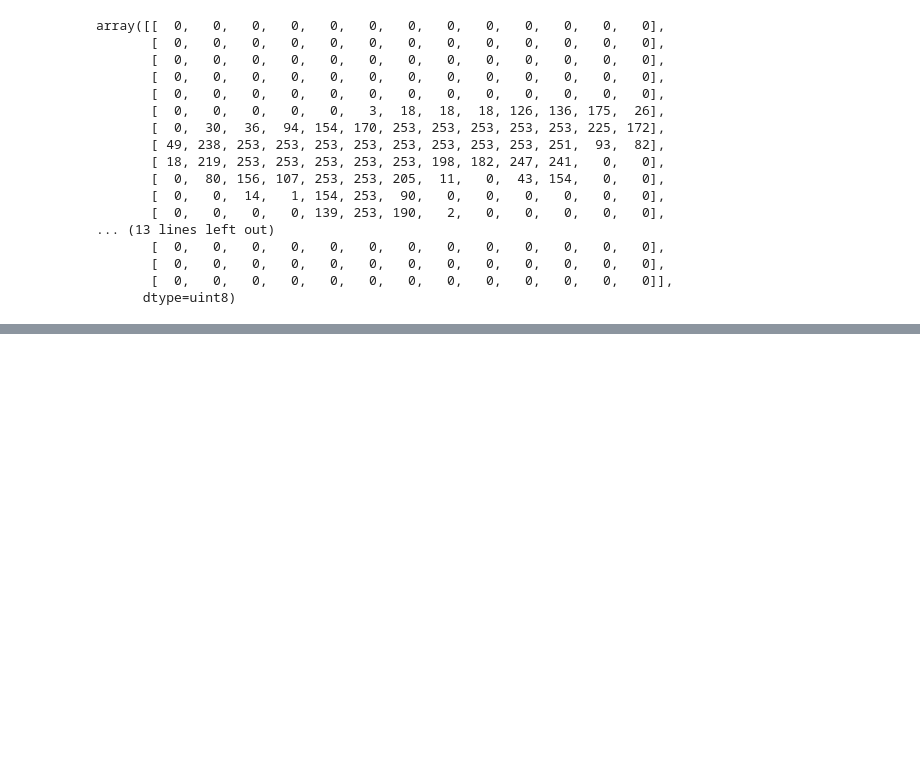
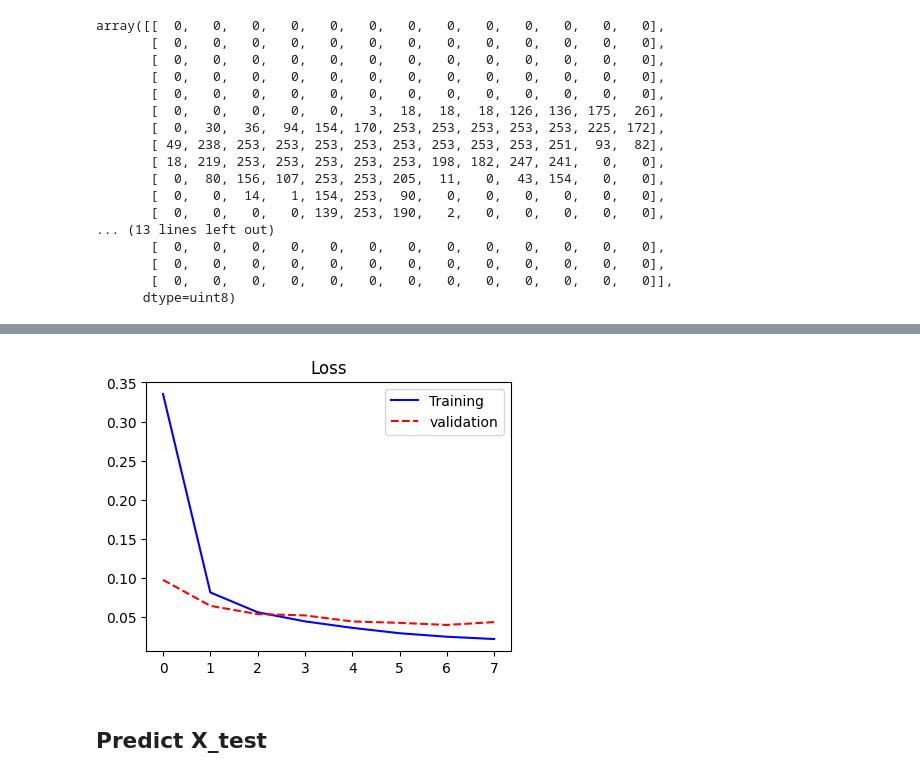
Before and after one commit to kunimpan/ocr-engine-python, a Jupyter notebook: cnn_digit.ipynb, the cells around one changed output, grey strips where cells are left out. Cells and saved outputs as stored; diff of their text form; code cells hidden in the pictures; blank space fills up the shorter version.

```diff
--- a/cnn_digit.ipynb
+++ b/cnn_digit.ipynb
@@ -58,0 +148,3 @@ array([[  0,   0,   0,   0,   0,   0,   0,   0,   0,   0,   0,   0,   0],
+# %%
+in_shape = X_train.shape[1:]
+in_shape
@@ -58,0 +153,16 @@ array([[  0,   0,   0,   0,   0,   0,   0,   0,   0,   0,   0,   0,   0],
+# %%
+from tensorflow.keras import Sequential
+from tensorflow.keras.layers import Dense, Conv2D, MaxPool2D, Flatten #, Dropout
+
+model = Sequential()
+model.add(Conv2D(32, (3,3), activation='relu', input_shape=in_shape))
+model.add(MaxPool2D((2,2)))
+
+model.add(Conv2D(64, (3,3), activation='relu'))
+model.add(MaxPool2D((2,2)))
+
+model.add(Flatten())
+
+model.add(Dense(128, activation='relu'))
+
+model.add(Dense(num_classes, activation='softmax'))
@@ -58,0 +189,11 @@ array([[  0,   0,   0,   0,   0,   0,   0,   0,   0,   0,   0,   0,   0],
+# %%
+model.compile(optimizer='adam', loss='sparse_categorical_crossentropy', metrics=['accuracy'])
+# %%
+import time
+start = time.time()
+
+history = model.fit(X_train, y_train, epochs=8, batch_size=256, verbose=1, validation_split=0.15)
+
+end = time.time()
+
+print("Time Taken: {:.2f} minutes".format((end - start)/60))
@@ -58,0 +224,11 @@ array([[  0,   0,   0,   0,   0,   0,   0,   0,   0,   0,   0,   0,   0],
+# %%
+plt.figure(figsize=(4.7, 3.5))
+plt.plot(history.history['loss'], color='b', label="Training")
+plt.plot(history.history['val_loss'], 'r--', label="validation")
+plt.title('Loss')
+plt.legend()
+plt.show()
+# %% [output]
+[figure, added]
+# %% [markdown]
+## Predict X_test
```
Also changed, not shown: parts of 38 cells of this notebook, 40 other files.
